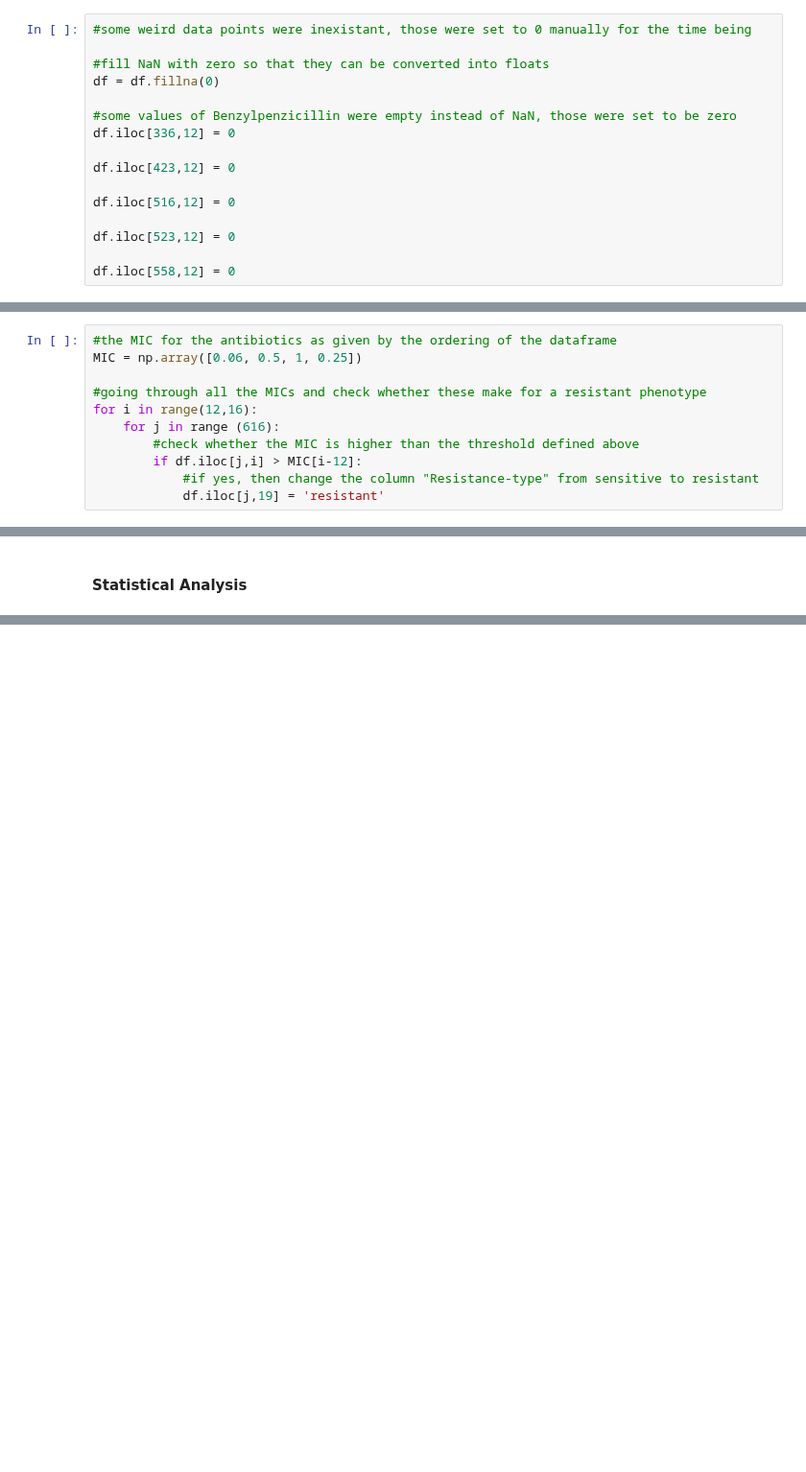
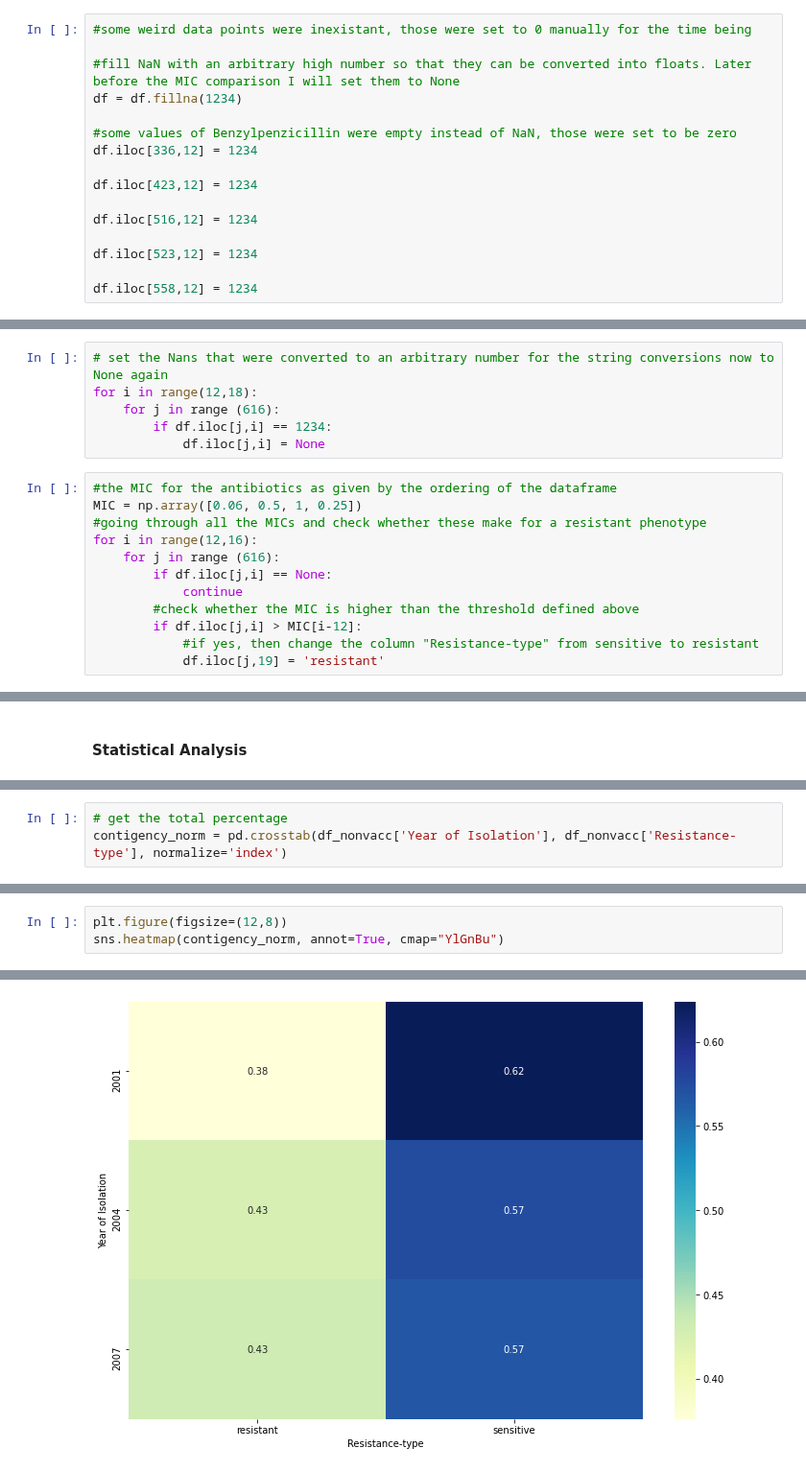
Before and after one commit to mjemons/IDD_TB, a Jupyter notebook: scripts/data-analysis.ipynb, the cells around one changed output, grey strips where cells are left out. Shown at 96% size. Saved outputs shown, nothing was run; the diff lists cells and outputs as text; blank space fills up the shorter version.

Commit message:
chi square contingency and None values solved

```diff
--- a/scripts/data-analysis.ipynb
+++ b/scripts/data-analysis.ipynb
@@ -52,19 +54,19 @@ df['Resistance-type'] = np.repeat('sensitive', 616)
 # %%
 #some weird data points were inexistant, those were set to 0 manually for the time being
 
-#fill NaN with zero so that they can be converted into floats
-df = df.fillna(0)
+#fill NaN with an arbitrary high number so that they can be converted into floats. Later before the MIC comparison I will set them to None
+df = df.fillna(1234)
 
 #some values of Benzylpenzicillin were empty instead of NaN, those were set to be zero
-df.iloc[336,12] = 0
+df.iloc[336,12] = 1234
 
-df.iloc[423,12] = 0
+df.iloc[423,12] = 1234
 
-df.iloc[516,12] = 0
+df.iloc[516,12] = 1234
 
-df.iloc[523,12] = 0
+df.iloc[523,12] = 1234
 
-df.iloc[558,12] = 0
+df.iloc[558,12] = 1234
 # %%
 #loop over the antibiotic MICs that start in column 12 and end in column 15
 for i in range(12,16):
@@ -101,13 +103,20 @@ df
 | 614 | ERR069769 | 132571 | 132571 | 16 | 2001 | N | ... |
 | 615 | ERR065958 | 436915 | 436915 | 16 | 2001 | N | ... |
 616 rows × 20 columns
+# %%
+# set the Nans that were converted to an arbitrary number for the string conversions now to None again
+for i in range(12,18):
+    for j in range (616):
+        if df.iloc[j,i] == 1234:
+            df.iloc[j,i] = None
 # %%
 #the MIC for the antibiotics as given by the ordering of the dataframe
 MIC = np.array([0.06, 0.5, 1, 0.25])
-
 #going through all the MICs and check whether these make for a resistant phenotype
 for i in range(12,16):
     for j in range (616):
+        if df.iloc[j,i] == None:
+            continue
         #check whether the MIC is higher than the threshold defined above
         if df.iloc[j,i] > MIC[i-12]:
             #if yes, then change the column "Resistance-type" from sensitive to resistant
@@ -318,0 +299,3 @@ Power_divergenceResult(statistic=array([0.05063442]), pvalue=array([0.97500058])
+# %%
+# get the total percentage
+contigency_norm = pd.crosstab(df_nonvacc['Year of Isolation'], df_nonvacc['Resistance-type'], normalize='index')
@@ -318,0 +310,4 @@ Power_divergenceResult(statistic=array([0.05063442]), pvalue=array([0.97500058])
+# %%
+plt.figure(figsize=(12,8))
+sns.heatmap(contigency_norm, annot=True, cmap="YlGnBu")
+# %% [output]
@@ -318,0 +315 @@ Power_divergenceResult(statistic=array([0.05063442]), pvalue=array([0.97500058])
+[figure, added]
```
Also changed, not shown: parts of 9 cells of this notebook.
